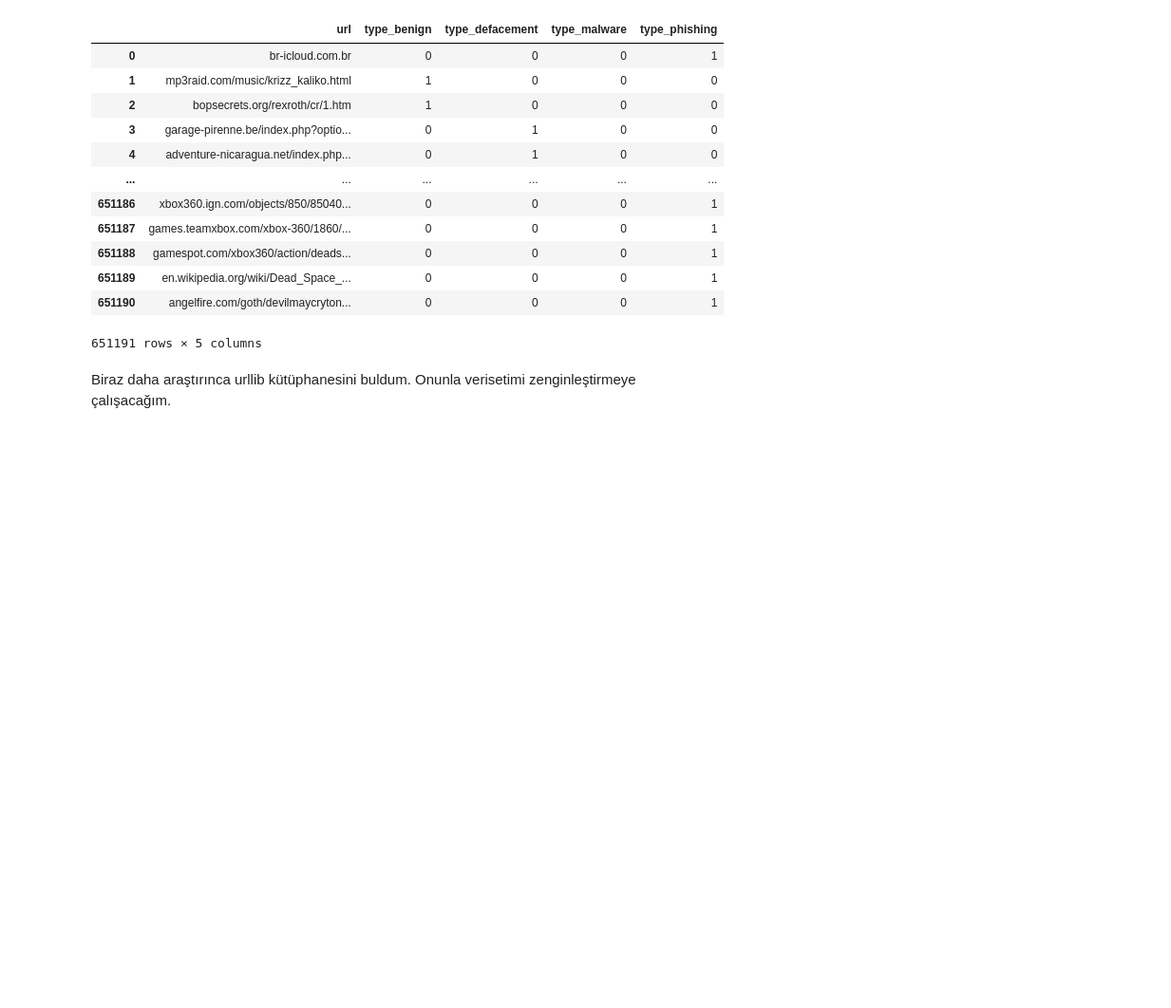
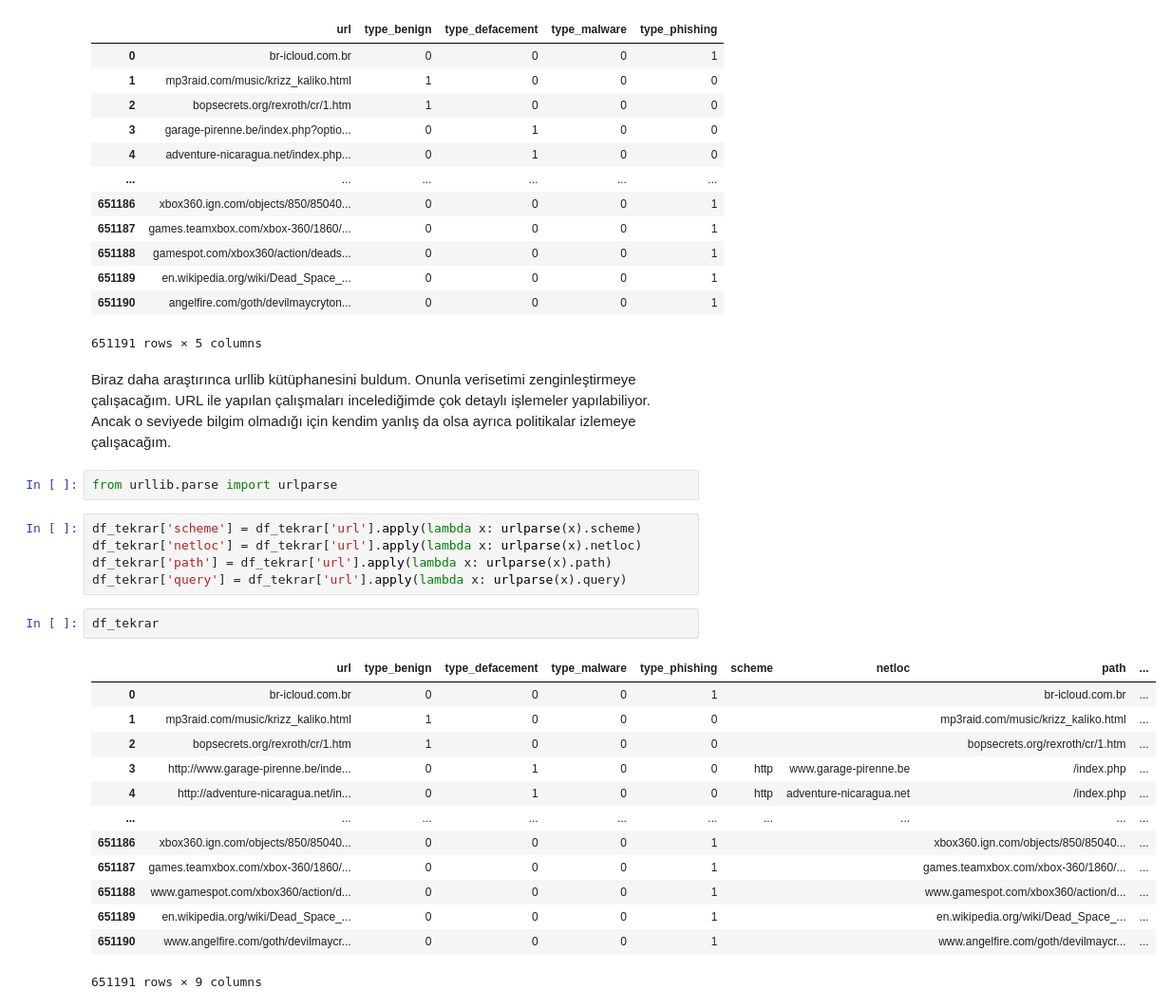
Before and after one commit to hakiozdem/Cyber-Security-Data-Scientist-Odev-7-Malicious-Url, a Jupyter notebook: odev_ipynb_adlı_not_defterinin_kopyası.ipynb, the cells around one changed output. Shown at 95% size. Cells and saved outputs as stored; diff of their text form; blank space fills up the shorter version.

```diff
--- a/odev_ipynb_adlı_not_defterinin_kopyası.ipynb
+++ b/odev_ipynb_adlı_not_defterinin_kopyası.ipynb
@@ -272,4 +273,27 @@ df_tekrar
 | 651190 | angelfire.com/goth/devilmaycryton... | 0 | 0 | 0 | 1 |
 651191 rows × 5 columns
 # %% [markdown]
-Biraz daha araştırınca urllib kütüphanesini buldum. Onunla verisetimi zenginleştirmeye çalışacağım.
+Biraz daha araştırınca urllib kütüphanesini buldum. Onunla verisetimi zenginleştirmeye çalışacağım. URL ile yapılan çalışmaları incelediğimde çok detaylı işlemeler yapılabiliyor. Ancak o seviyede bilgim olmadığı için kendim yanlış da olsa ayrıca politikalar izlemeye çalışacağım.
+# %%
+from urllib.parse import urlparse
+# %%
+df_tekrar['scheme'] = df_tekrar['url'].apply(lambda x: urlparse(x).scheme)
+df_tekrar['netloc'] = df_tekrar['url'].apply(lambda x: urlparse(x).netloc)
+df_tekrar['path'] = df_tekrar['url'].apply(lambda x: urlparse(x).path)
+df_tekrar['query'] = df_tekrar['url'].apply(lambda x: urlparse(x).query)
+# %%
+df_tekrar
+# %% [output]
+|  | url | type_benign | type_defacement | type_malware | type_phishing | scheme | netloc | path | ... |
+| 0 | br-icloud.com.br | 0 | 0 | 0 | 1 |  |  | br-icloud.com.br | ... |
+| 1 | mp3raid.com/music/krizz_kaliko.html | 1 | 0 | 0 | 0 |  |  | mp3raid.com/music/krizz_kaliko.html | ... |
+| 2 | bopsecrets.org/rexroth/cr/1.htm | 1 | 0 | 0 | 0 |  |  | bopsecrets.org/rexroth/cr/1.htm | ... |
+| 3 | http://www.garage-pirenne.be/inde... | 0 | 1 | 0 | 0 | http | www.garage-pirenne.be | /index.php | ... |
+| 4 | http://adventure-nicaragua.net/in... | 0 | 1 | 0 | 0 | http | adventure-nicaragua.net | /index.php | ... |
+| ... | ... | ... | ... | ... | ... | ... | ... | ... | ... |
+| 651186 | xbox360.ign.com/objects/850/85040... | 0 | 0 | 0 | 1 |  |  | xbox360.ign.com/objects/850/85040... | ... |
+| 651187 | games.teamxbox.com/xbox-360/1860/... | 0 | 0 | 0 | 1 |  |  | games.teamxbox.com/xbox-360/1860/... | ... |
+| 651188 | www.gamespot.com/xbox360/action/d... | 0 | 0 | 0 | 1 |  |  | www.gamespot.com/xbox360/action/d... | ... |
+| 651189 | en.wikipedia.org/wiki/Dead_Space_... | 0 | 0 | 0 | 1 |  |  | en.wikipedia.org/wiki/Dead_Space_... | ... |
+| 651190 | www.angelfire.com/goth/devilmaycr... | 0 | 0 | 0 | 1 |  |  | www.angelfire.com/goth/devilmaycr... | ... |
+651191 rows × 9 columns
```
Also changed, not shown: parts of 6 cells of this notebook.
